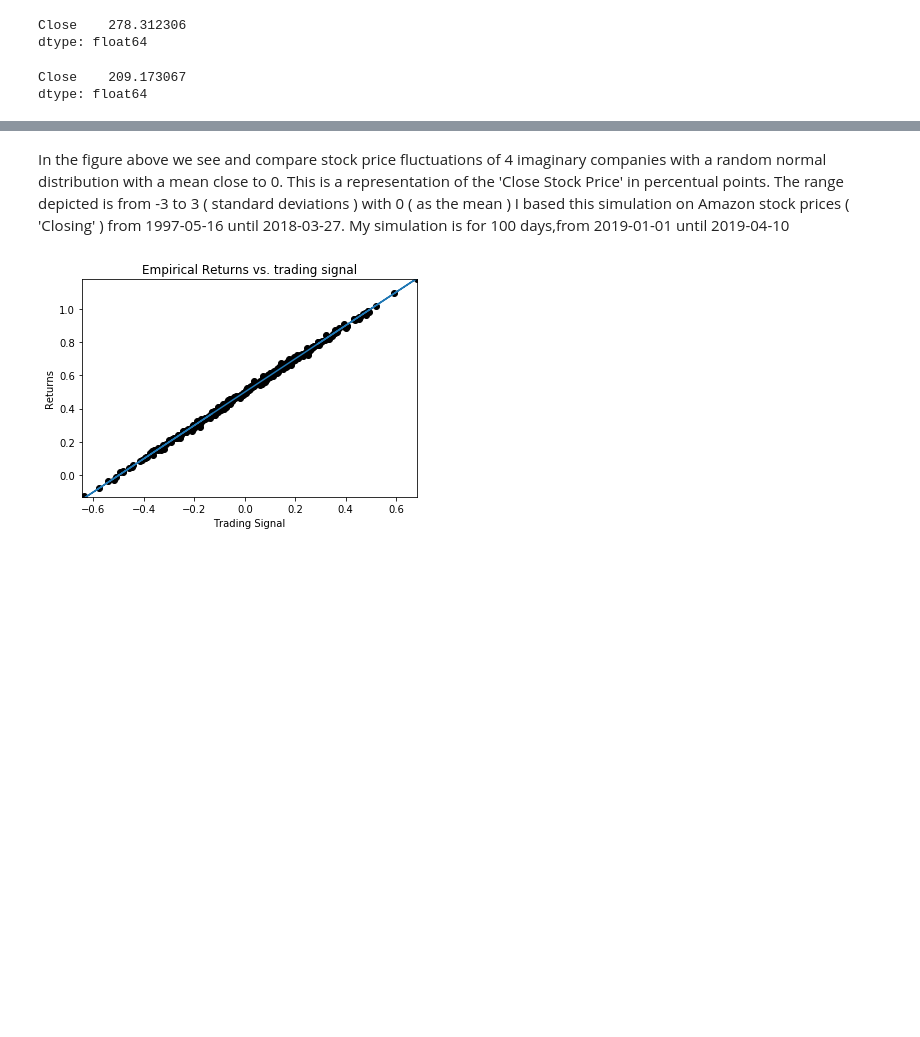
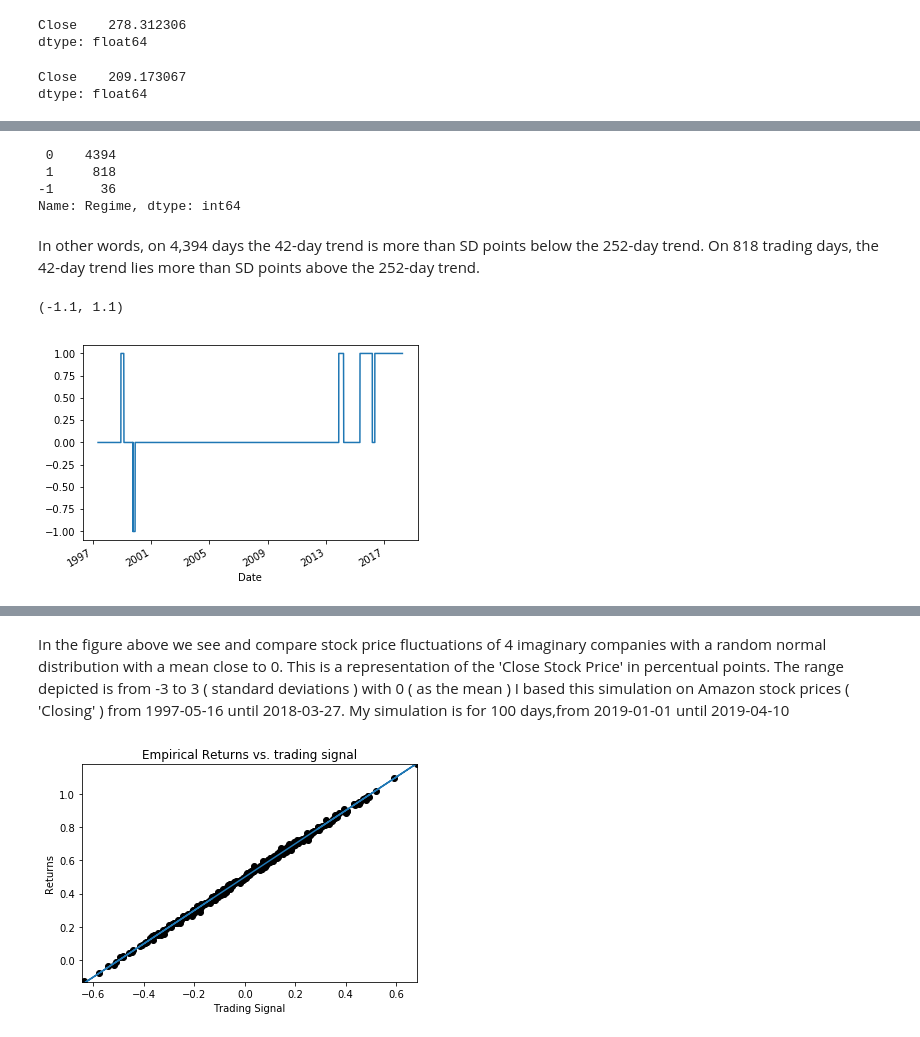
Before and after one commit to MarcoMen-Temp/Programming-Project, a Jupyter notebook: Programming.ipynb, the cells around one changed output, grey strips where cells are left out. Cells and saved outputs as stored; diff of their text form; code cells hidden in the pictures; blank space fills up the shorter version.

```diff
--- a/Programming.ipynb
+++ b/Programming.ipynb
@@ -113,0 +117,18 @@ The density plot appears to have a normal or standard-normal distribution. I wil
+# %%
+SD = 50
+amazon['Regime'] = np.where(amazon['42-252'] > SD, 1, 0)
+amazon['Regime'] = np.where(amazon['42-252'] < -SD, -1, amazon['Regime'])
+amazon['Regime'].value_counts()
+# %% [output]
+ 0    4394
+ 1     818
+-1      36
+Name: Regime, dtype: int64
+# %% [markdown]
+In other words, on 4,394 days the 42-day trend is more than SD points below the 252-day trend. On 818 trading days, the 42-day trend lies more than SD points above the 252-day trend.
+# %%
+amazon['Regime'].plot(lw=1.5)
+plt.ylim([-1.1,1.1])
+# %% [output]
+(-1.1, 1.1)
+[figure, added]
```
Also changed, not shown: parts of 21 cells of this notebook.
